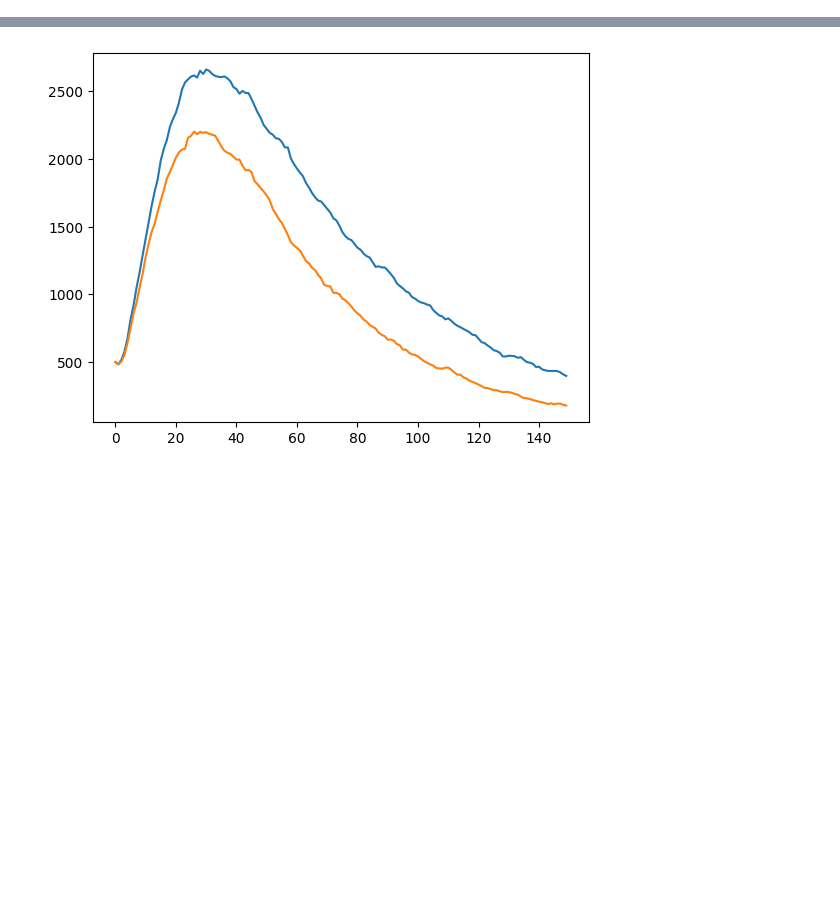
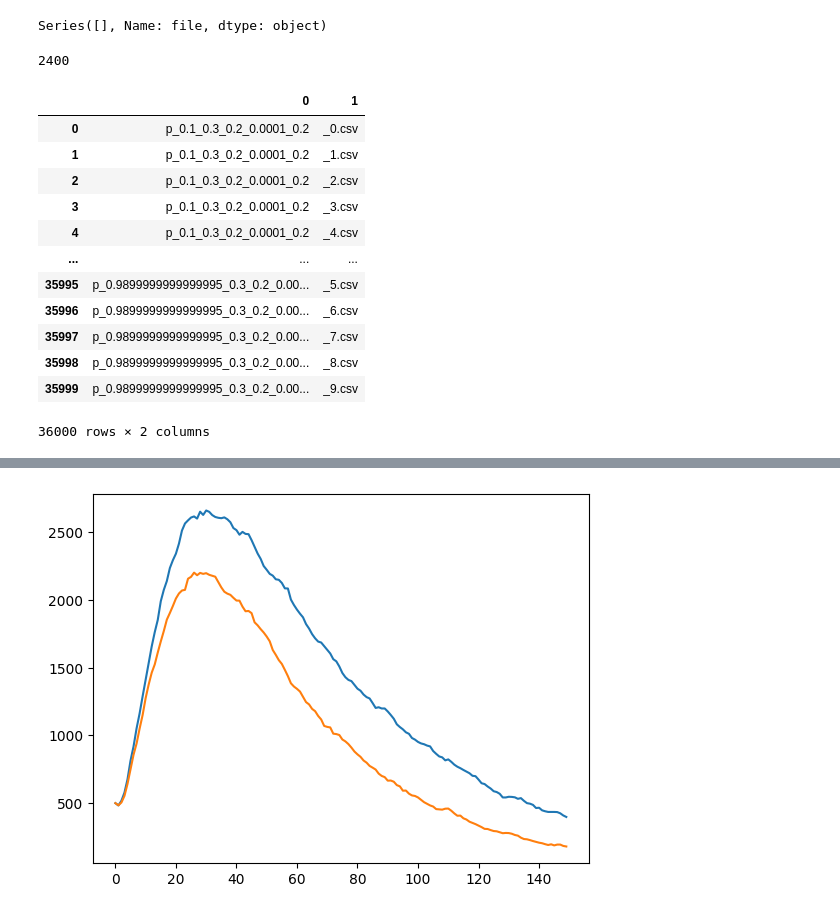
Before and after one commit to Mpkosh/hybrid_surrogate, a Jupyter notebook: notebooks/test.ipynb, the cells around one changed output, grey strips where cells are left out. Saved outputs shown, nothing was run; the diff lists cells and outputs as text; code cells hidden in the pictures; blank space fills up the shorter version.

```diff
--- a/notebooks/test.ipynb
+++ b/notebooks/test.ipynb
@@ -14,0 +124,6 @@ from source.SEIR_network import SEIRNetworkModel
+# %%
+%%timeit
+q = []
+for i in range(10):
+    q.append('../sim_data/new_ba_100000\\'+ff+f'_seed_{i}.csv')
+q
@@ -14,0 +132,5 @@ from source.SEIR_network import SEIRNetworkModel
+# %%
+all_test = []
+for ft in splits[splits.set=='val']['file']:
+    for i in range(10):
+        all_test.append('../sim_data/new_ba_100000\\'+ft+f'_seed_{i}.csv')
@@ -14,0 +141,4 @@ from source.SEIR_network import SEIRNetworkModel
+# %%
+w = pd.DataFrame(np.array(all_test))
+w[0] = w[0].apply(lambda x: x.split('\\')[-1])
+w
@@ -14,0 +159,26 @@ from source.SEIR_network import SEIRNetworkModel
+# %%
+aa = splits[splits.set=='test']['file']
+aa[aa.duplicated(keep=False)]
+# %% [output]
+Series([], Name: file, dtype: object)
+# %%
+aa.nunique()
+# %% [output]
+2400
+# %%
+te = w.drop_duplicates()[0].str.split('_seed', expand=True)
+te[~te[0].isin(aa.values)]
+# %% [output]
+|  | 0 | 1 |
+| 0 | p_0.1_0.3_0.2_0.0001_0.2 | _0.csv |
+| 1 | p_0.1_0.3_0.2_0.0001_0.2 | _1.csv |
+| 2 | p_0.1_0.3_0.2_0.0001_0.2 | _2.csv |
+| 3 | p_0.1_0.3_0.2_0.0001_0.2 | _3.csv |
+| 4 | p_0.1_0.3_0.2_0.0001_0.2 | _4.csv |
+| ... | ... | ... |
+| 35995 | p_0.9899999999999995_0.3_0.2_0.00... | _5.csv |
+| 35996 | p_0.9899999999999995_0.3_0.2_0.00... | _6.csv |
+| 35997 | p_0.9899999999999995_0.3_0.2_0.00... | _7.csv |
+| 35998 | p_0.9899999999999995_0.3_0.2_0.00... | _8.csv |
+| 35999 | p_0.9899999999999995_0.3_0.2_0.00... | _9.csv |
+36000 rows × 2 columns
```
Also changed, not shown: parts of 31 cells of this notebook, 19 other files.
